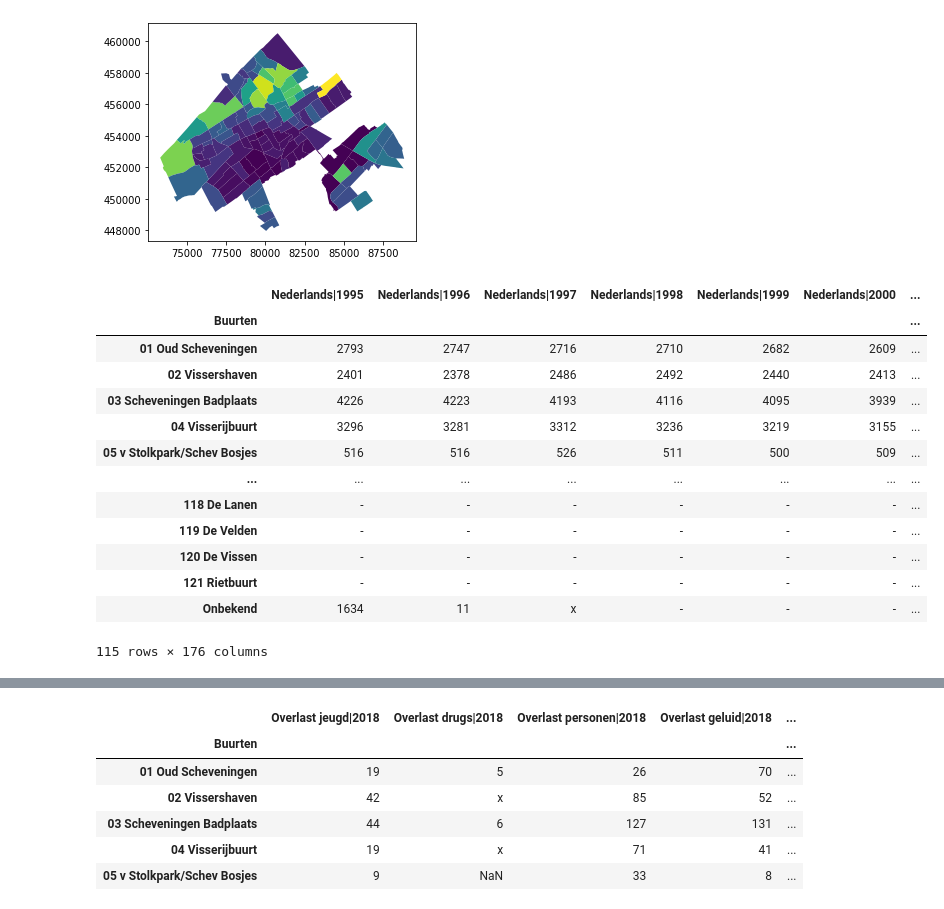
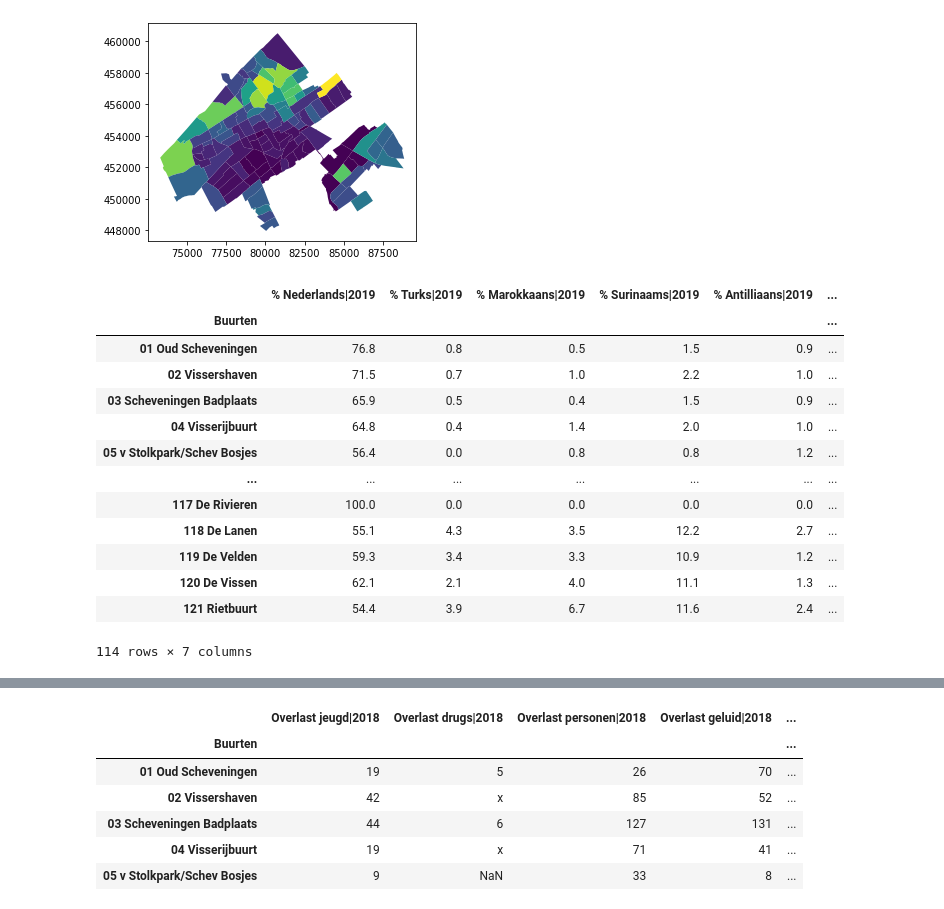
Before and after one commit to J-h-V/OpenDataDenHaag, a Jupyter notebook: GISMap.ipynb, the cells around one changed output, grey strips where cells are left out. Cells and saved outputs as stored; diff of their text form; code cells hidden in the pictures.

Commit message:
New data sources, some new calculations

```diff
--- a/GISMap.ipynb
+++ b/GISMap.ipynb
@@ -34,20 +49,20 @@ dh_plot_locations.plot(column="ttprs")
 <matplotlib.axes._subplots.AxesSubplot at 0x...>
 [figure]
 # %%
-migration = pd.read_csv('data/migratieachtergrond.csv',sep=";").set_index("Buurten")
+migration = pd.read_csv('data/migration.csv',sep=";",decimal=",").replace(",",".",regex=True).set_index("Buurten").replace("x",0).replace("-",0).astype("float")
 migration
 # %% [output]
-|  | Nederlands|1995 | Nederlands|1996 | Nederlands|1997 | Nederlands|1998 | Nederlands|1999 | Nederlands|2000 | ... |
-| Buurten |  |  |  |  |  |  | ... |
-| 01 Oud Scheveningen | 2793 | 2747 | 2716 | 2710 | 2682 | 2609 | ... |
-| 02 Vissershaven | 2401 | 2378 | 2486 | 2492 | 2440 | 2413 | ... |
-| 03 Scheveningen Badplaats | 4226 | 4223 | 4193 | 4116 | 4095 | 3939 | ... |
-| 04 Visserijbuurt | 3296 | 3281 | 3312 | 3236 | 3219 | 3155 | ... |
-| 05 v Stolkpark/Schev Bosjes | 516 | 516 | 526 | 511 | 500 | 509 | ... |
-| ... | ... | ... | ... | ... | ... | ... | ... |
-| 118 De Lanen | - | - | - | - | - | - | ... |
-| 119 De Velden | - | - | - | - | - | - | ... |
-| 120 De Vissen | - | - | - | - | - | - | ... |
-| 121 Rietbuurt | - | - | - | - | - | - | ... |
-| Onbekend | 1634 | 11 | x | - | - | - | ... |
+|  | % Nederlands|2019 | % Turks|2019 | % Marokkaans|2019 | % Surinaams|2019 | % Antilliaans|2019 | ... |
+| Buurten |  |  |  |  |  | ... |
+| 01 Oud Scheveningen | 76.8 | 0.8 | 0.5 | 1.5 | 0.9 | ... |
+| 02 Vissershaven | 71.5 | 0.7 | 1.0 | 2.2 | 1.0 | ... |
+| 03 Scheveningen Badplaats | 65.9 | 0.5 | 0.4 | 1.5 | 0.9 | ... |
+| 04 Visserijbuurt | 64.8 | 0.4 | 1.4 | 2.0 | 1.0 | ... |
+| 05 v Stolkpark/Schev Bosjes | 56.4 | 0.0 | 0.8 | 0.8 | 1.2 | ... |
+| ... | ... | ... | ... | ... | ... | ... |
+| 117 De Rivieren | 100.0 | 0.0 | 0.0 | 0.0 | 0.0 | ... |
+| 118 De Lanen | 55.1 | 4.3 | 3.5 | 12.2 | 2.7 | ... |
+| 119 De Velden | 59.3 | 3.4 | 3.3 | 10.9 | 1.2 | ... |
+| 120 De Vissen | 62.1 | 2.1 | 4.0 | 11.1 | 1.3 | ... |
+| 121 Rietbuurt | 54.4 | 3.9 | 6.7 | 11.6 | 2.4 | ... |
-115 rows × 176 columns
+114 rows × 7 columns
```
Also changed, not shown: parts of 11 cells of this notebook, 7 other files.
